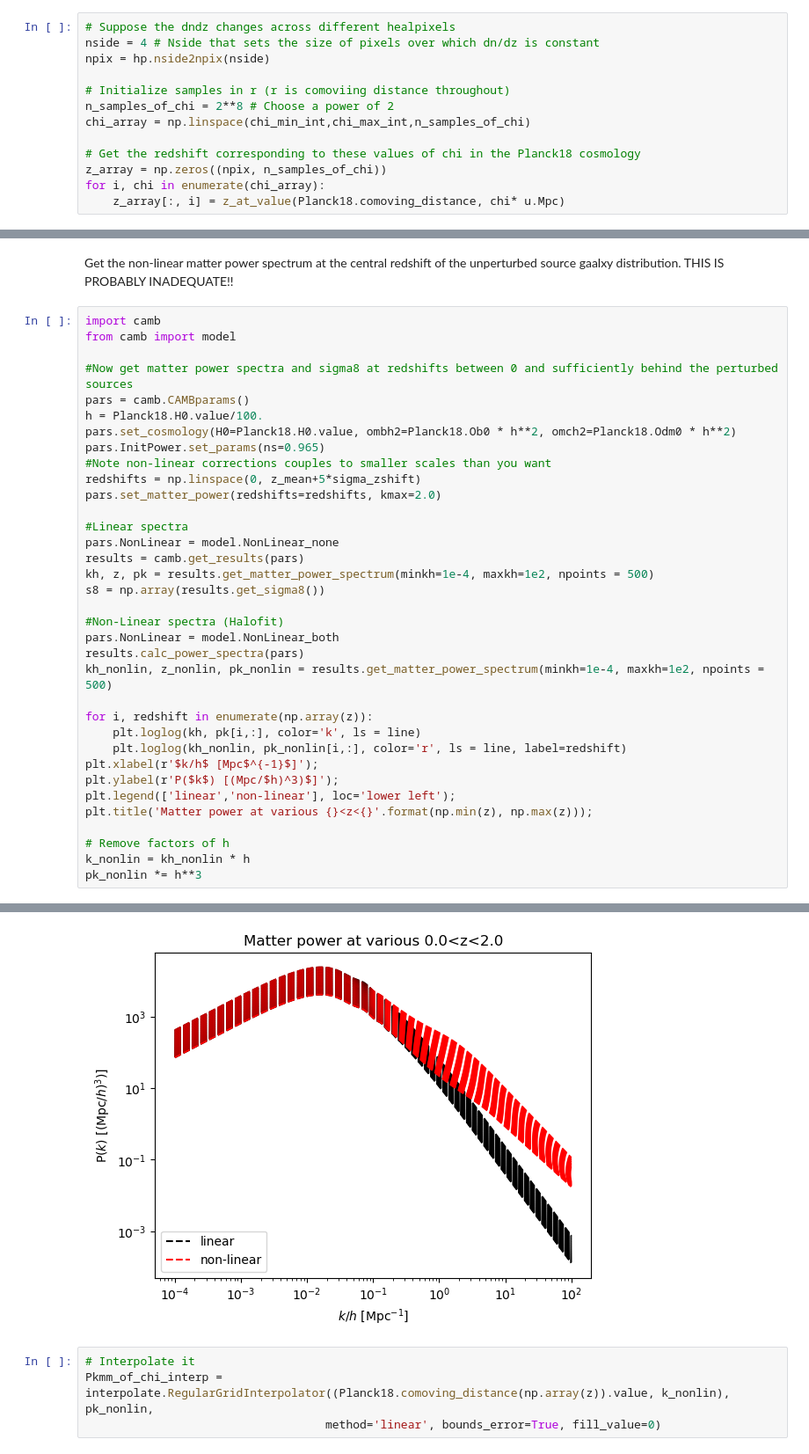
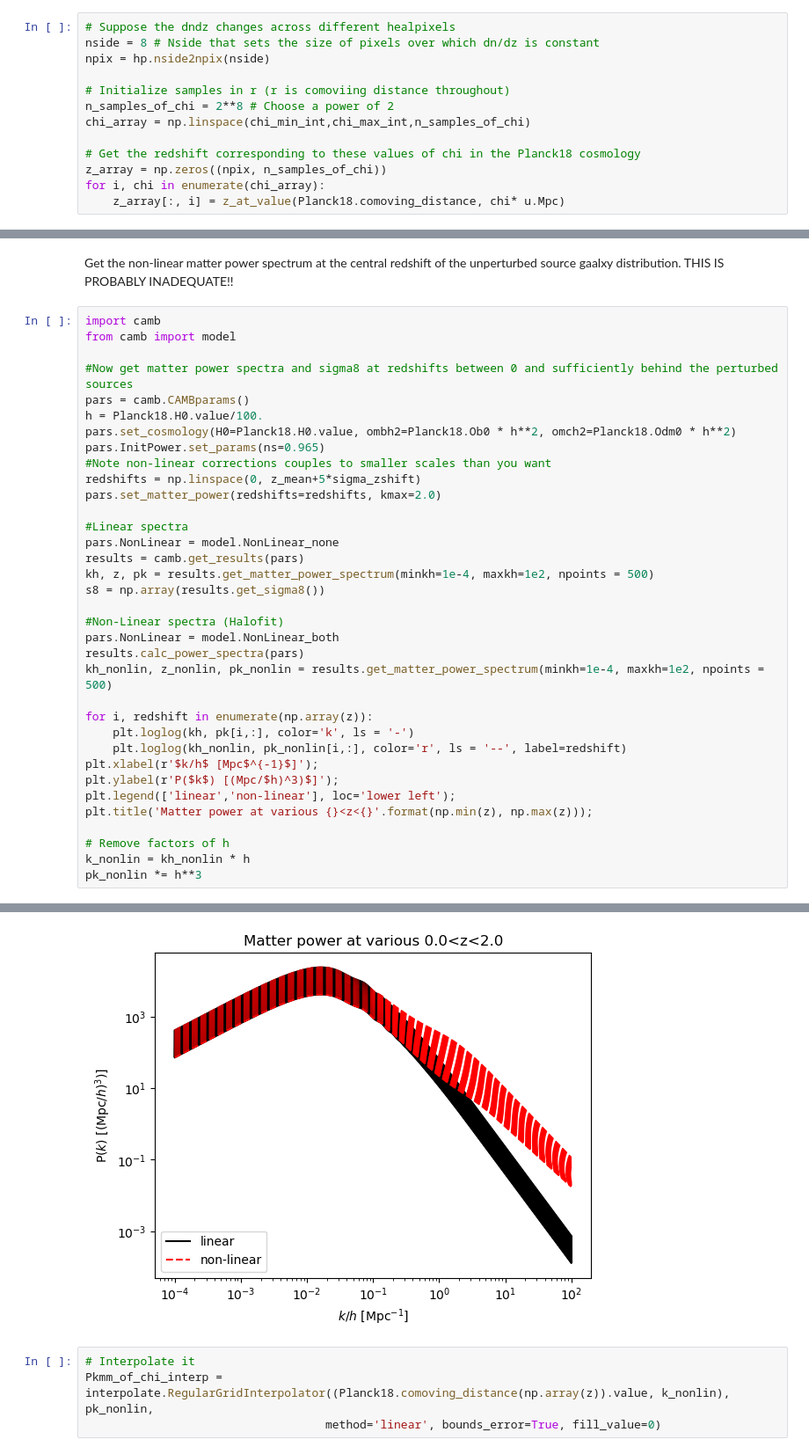
Before and after one commit to abaleato/CARDiAC, a Jupyter notebook: compute_cosmic_shear_biases.ipynb, the cells around one changed output, grey strips where cells are left out. Shown at 88% size. Saved outputs shown, nothing was run; the diff lists cells and outputs as text.

```diff
--- a/compute_cosmic_shear_biases.ipynb
+++ b/compute_cosmic_shear_biases.ipynb
@@ -42,7 +42,7 @@ sigma_chishift = Planck18.comoving_distance(z_mean + sigma_zshift).value - Planc
 sigma_chiwidth = Planck18.comoving_distance(z_mean + sigma_zwidth).value - Planck18.comoving_distance(z_mean).value
 # %%
 # Suppose the dndz changes across different healpixels
-nside = 4 # Nside that sets the size of pixels over which dn/dz is constant
+nside = 8 # Nside that sets the size of pixels over which dn/dz is constant
 npix = hp.nside2npix(nside)
 
 # Initialize samples in r (r is comoviing distance throughout)
@@ -304,36 +304,36 @@ h = Planck18.H0.value/100.
 pars.set_cosmology(H0=Planck18.H0.value, ombh2=Planck18.Ob0 * h**2, omch2=Planck18.Odm0 * h**2)
 pars.InitPower.set_params(ns=0.965)
 #Note non-linear corrections couples to smaller scales than you want
 redshifts = np.linspace(0, z_mean+5*sigma_zshift)
 pars.set_matter_power(redshifts=redshifts, kmax=2.0)
 
 #Linear spectra
 pars.NonLinear = model.NonLinear_none
 results = camb.get_results(pars)
 kh, z, pk = results.get_matter_power_spectrum(minkh=1e-4, maxkh=1e2, npoints = 500)
 s8 = np.array(results.get_sigma8())
 
 #Non-Linear spectra (Halofit)
 pars.NonLinear = model.NonLinear_both
 results.calc_power_spectra(pars)
 kh_nonlin, z_nonlin, pk_nonlin = results.get_matter_power_spectrum(minkh=1e-4, maxkh=1e2, npoints = 500)
 
 for i, redshift in enumerate(np.array(z)):
-    plt.loglog(kh, pk[i,:], color='k', ls = line)
-    plt.loglog(kh_nonlin, pk_nonlin[i,:], color='r', ls = line, label=redshift)
+    plt.loglog(kh, pk[i,:], color='k', ls = '-')
+    plt.loglog(kh_nonlin, pk_nonlin[i,:], color='r', ls = '--', label=redshift)
 plt.xlabel(r'$k/h$ [Mpc$^{-1}$]');
 plt.ylabel(r'P($k$) [(Mpc/$h)^3)$]');
 plt.legend(['linear','non-linear'], loc='lower left');
 plt.title('Matter power at various {}<z<{}'.format(np.min(z), np.max(z)));
 
 # Remove factors of h
 k_nonlin = kh_nonlin * h
 pk_nonlin *= h**3
 # %% [output]
 Note: redshifts have been re-sorted (earliest first)
 WARNING:root:get_matter_power_spectrum using larger k_max than input parameter Transfer.kmax
 WARNING:root:get_matter_power_spectrum using larger k_max than input parameter Transfer.kmax
-[figure, old version]
+[figure, new version]
 # %%
 # Interpolate it
 Pkmm_of_chi_interp = interpolate.RegularGridInterpolator((Planck18.comoving_distance(np.array(z)).value, k_nonlin), pk_nonlin,
```
Also changed, not shown: parts of 9 cells of this notebook, 1 other file.
